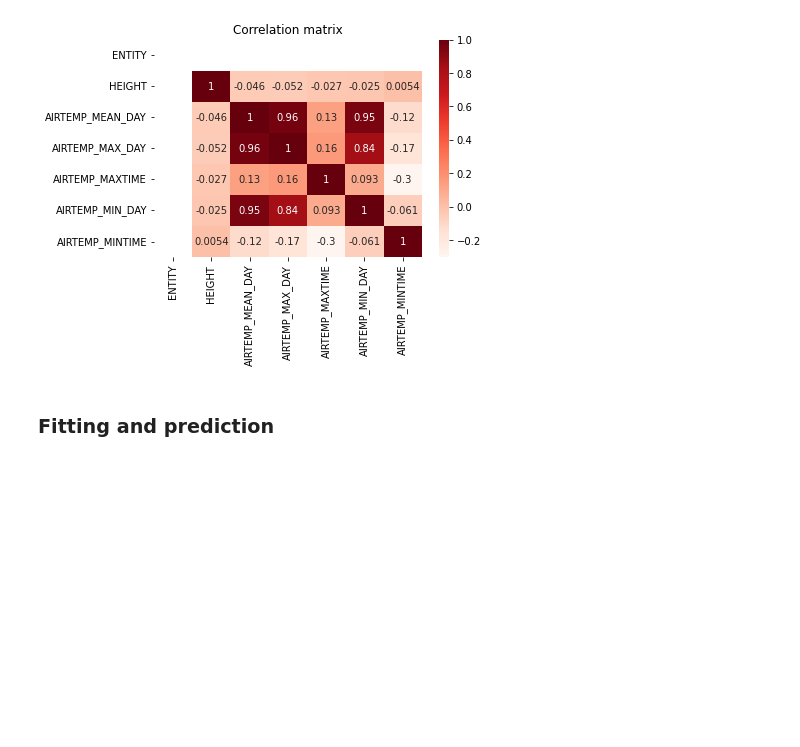
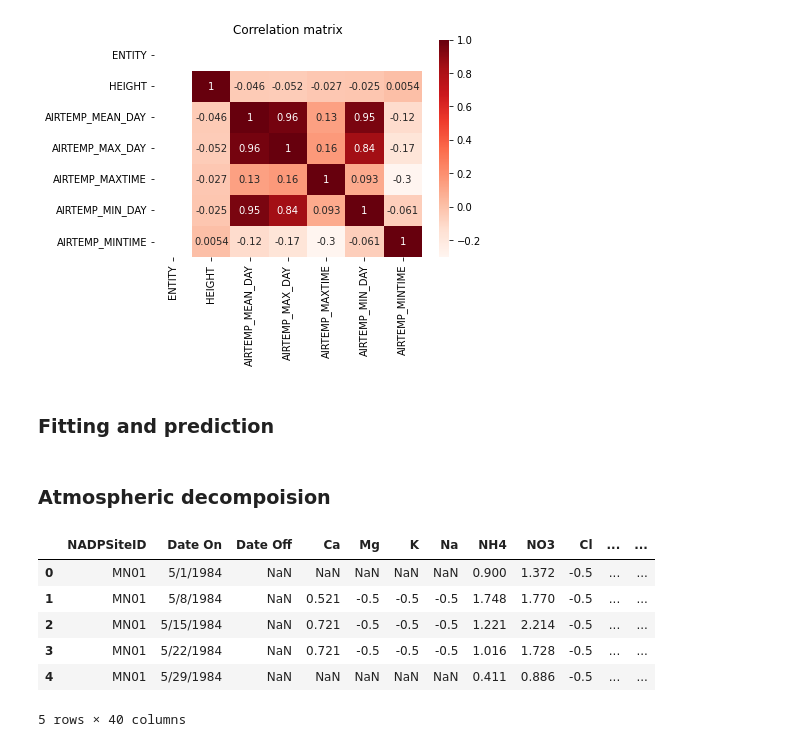
Before and after one commit to Mariuble/ucberkeley_biodiversity, a Jupyter notebook: decomposition.ipynb, the cells around one changed output. Cells and saved outputs as stored; diff of their text form; code cells hidden in the pictures; blank space fills up the shorter version.

```diff
--- a/decomposition.ipynb
+++ b/decomposition.ipynb
@@ -98,3 +98,15 @@ Text(0.5, 1.0, 'Correlation matrix')
 #test_rmse_cpc = np.sqrt(np.mean((y_predicted - y_test)**2))
 
 #train_rmse_cpc, test_rmse_cpc
+# %% [markdown]
+### Atmospheric decompoision
+# %%
+atmos.head(5)
+# %% [output]
+|  | NADPSiteID | Date On | Date Off | Ca | Mg | K | Na | NH4 | NO3 | Cl | ... | ... |
+| 0 | MN01 | 5/1/1984 | NaN | NaN | NaN | NaN | NaN | 0.900 | 1.372 | -0.5 | ... | ... |
+| 1 | MN01 | 5/8/1984 | NaN | 0.521 | -0.5 | -0.5 | -0.5 | 1.748 | 1.770 | -0.5 | ... | ... |
+| 2 | MN01 | 5/15/1984 | NaN | 0.721 | -0.5 | -0.5 | -0.5 | 1.221 | 2.214 | -0.5 | ... | ... |
+| 3 | MN01 | 5/22/1984 | NaN | 0.721 | -0.5 | -0.5 | -0.5 | 1.016 | 1.728 | -0.5 | ... | ... |
+| 4 | MN01 | 5/29/1984 | NaN | NaN | NaN | NaN | NaN | 0.411 | 0.886 | -0.5 | ... | ... |
+5 rows × 40 columns
```
Also changed, not shown: parts of 3 cells of this notebook.
